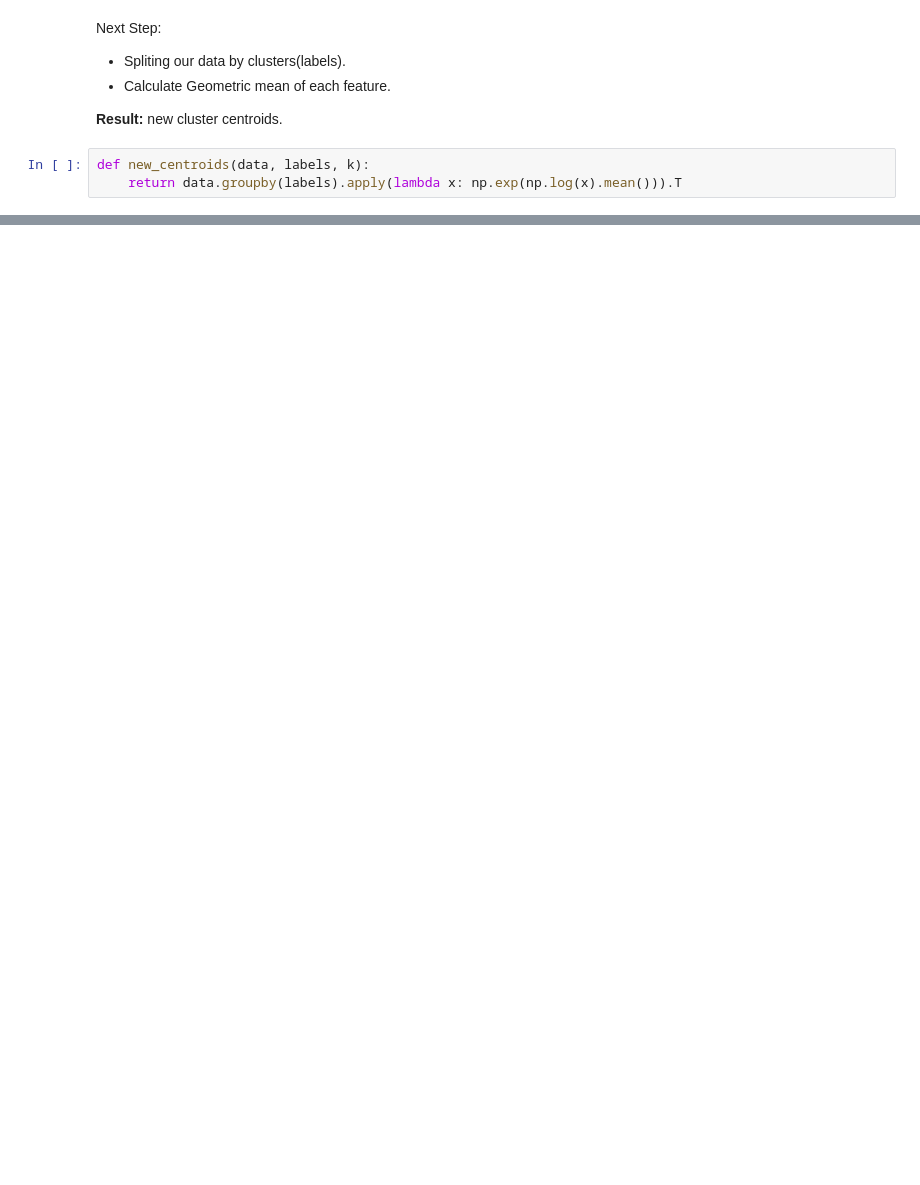
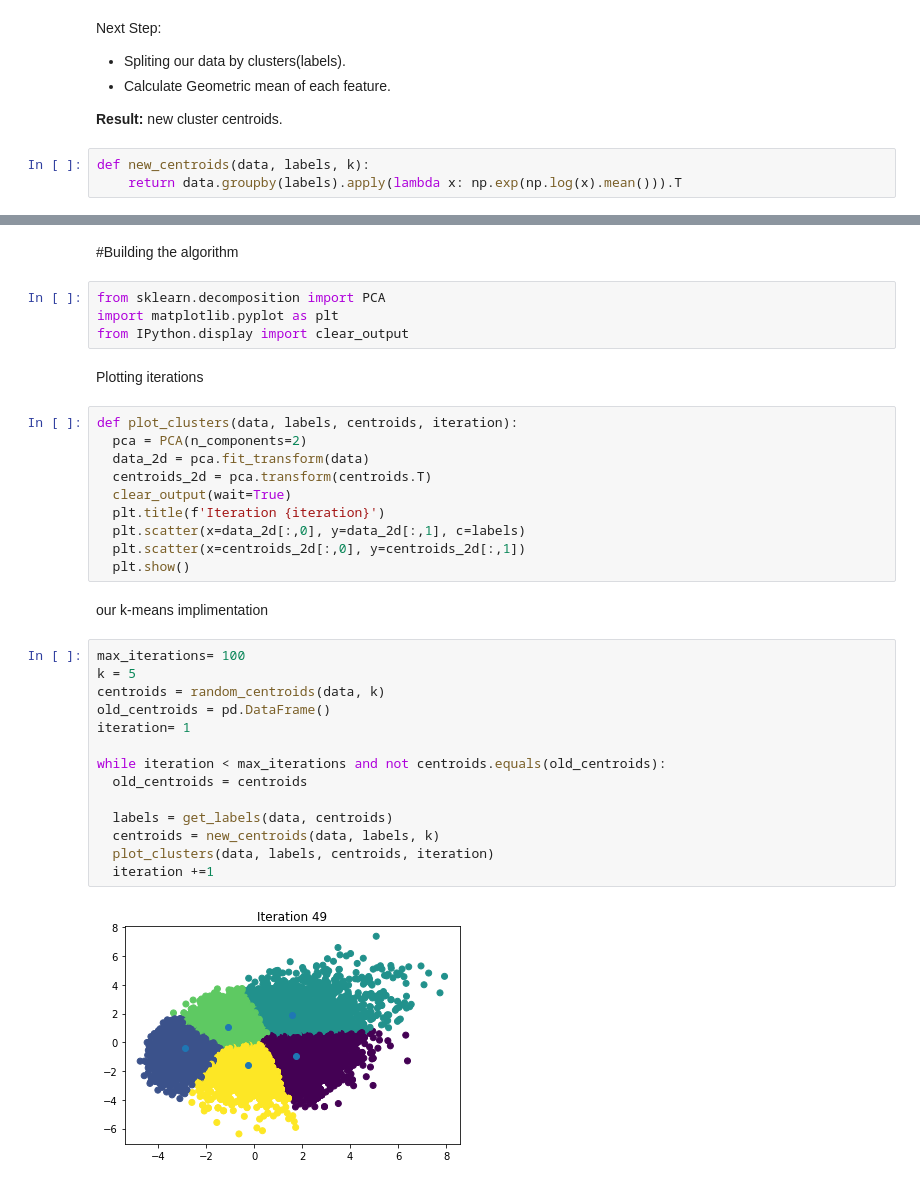
Before and after one commit to eddev00/Clustering-FIFA22-players, a Jupyter notebook: Clustering_FIFA22_players_Data.ipynb, the cells around one changed output, grey strips where cells are left out. Saved outputs shown, nothing was run; the diff lists cells and outputs as text; blank space fills up the shorter version.

Commit message:
running the k-means algorithm and comparing it with scikit-learn implimentation

```diff
--- a/Clustering_FIFA22_players_Data.ipynb
+++ b/Clustering_FIFA22_players_Data.ipynb
@@ -109,0 +110,36 @@ next_centroids
+# %% [markdown]
+#Building the algorithm
+# %%
+from sklearn.decomposition import PCA
+import matplotlib.pyplot as plt
+from IPython.display import clear_output
+# %% [markdown]
+Plotting iterations
+# %%
+def plot_clusters(data, labels, centroids, iteration):
+  pca = PCA(n_components=2)
+  data_2d = pca.fit_transform(data)
+  centroids_2d = pca.transform(centroids.T)
+  clear_output(wait=True)
+  plt.title(f'Iteration {iteration}')
+  plt.scatter(x=data_2d[:,0], y=data_2d[:,1], c=labels)
+  plt.scatter(x=centroids_2d[:,0], y=centroids_2d[:,1])
+  plt.show()
+# %% [markdown]
+our k-means implimentation
+# %%
+max_iterations= 100
+k = 5
+centroids = random_centroids(data, k)
+old_centroids = pd.DataFrame()
+iteration= 1
+
+while iteration < max_iterations and not centroids.equals(old_centroids):
+  old_centroids = centroids
+
+  labels = get_labels(data, centroids)
+  centroids = new_centroids(data, labels, k)
+  plot_clusters(data, labels, centroids, iteration)
+  iteration +=1
+# %% [output]
+[figure, added]
```
Also changed, not shown: parts of 13 cells of this notebook.
